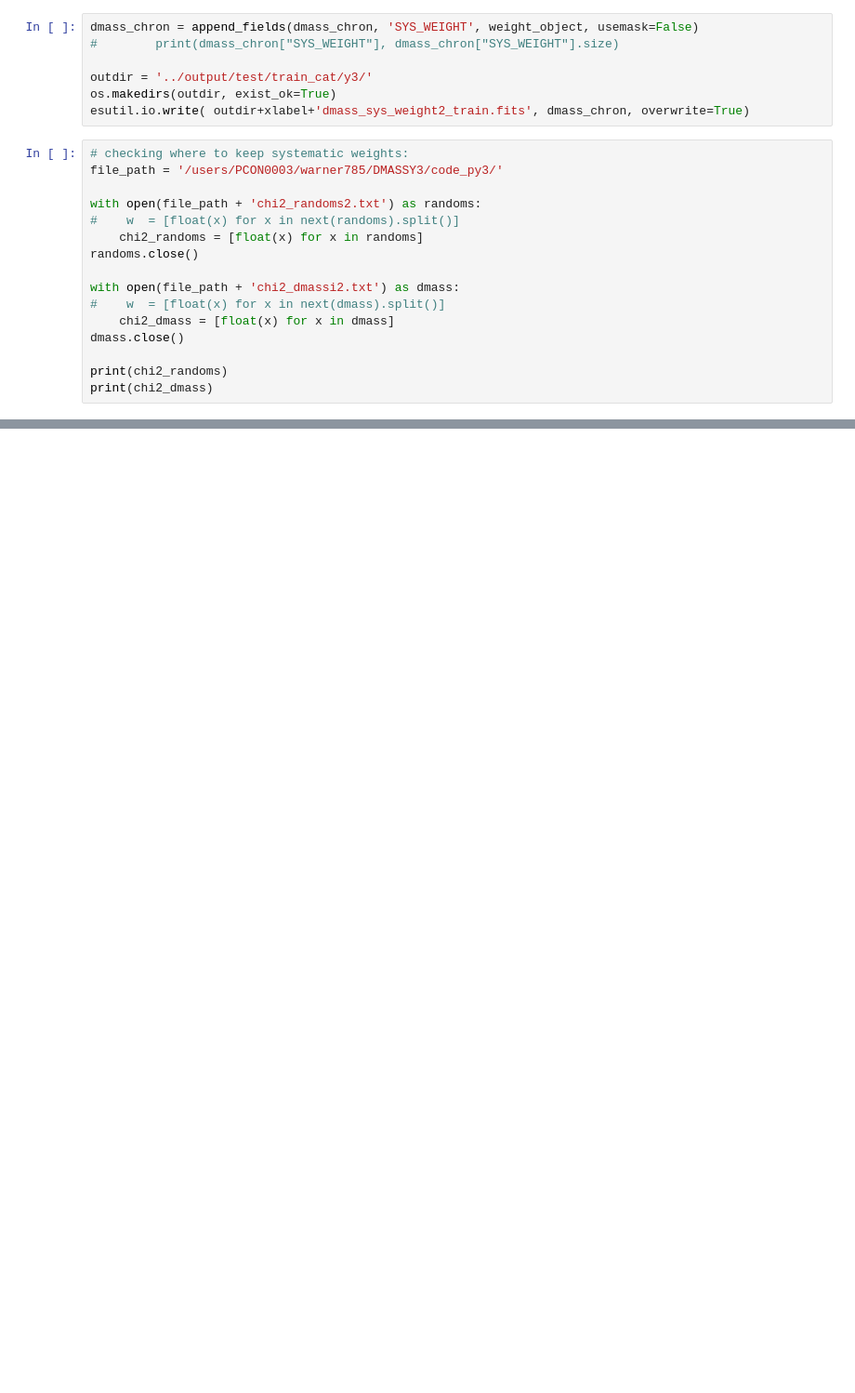
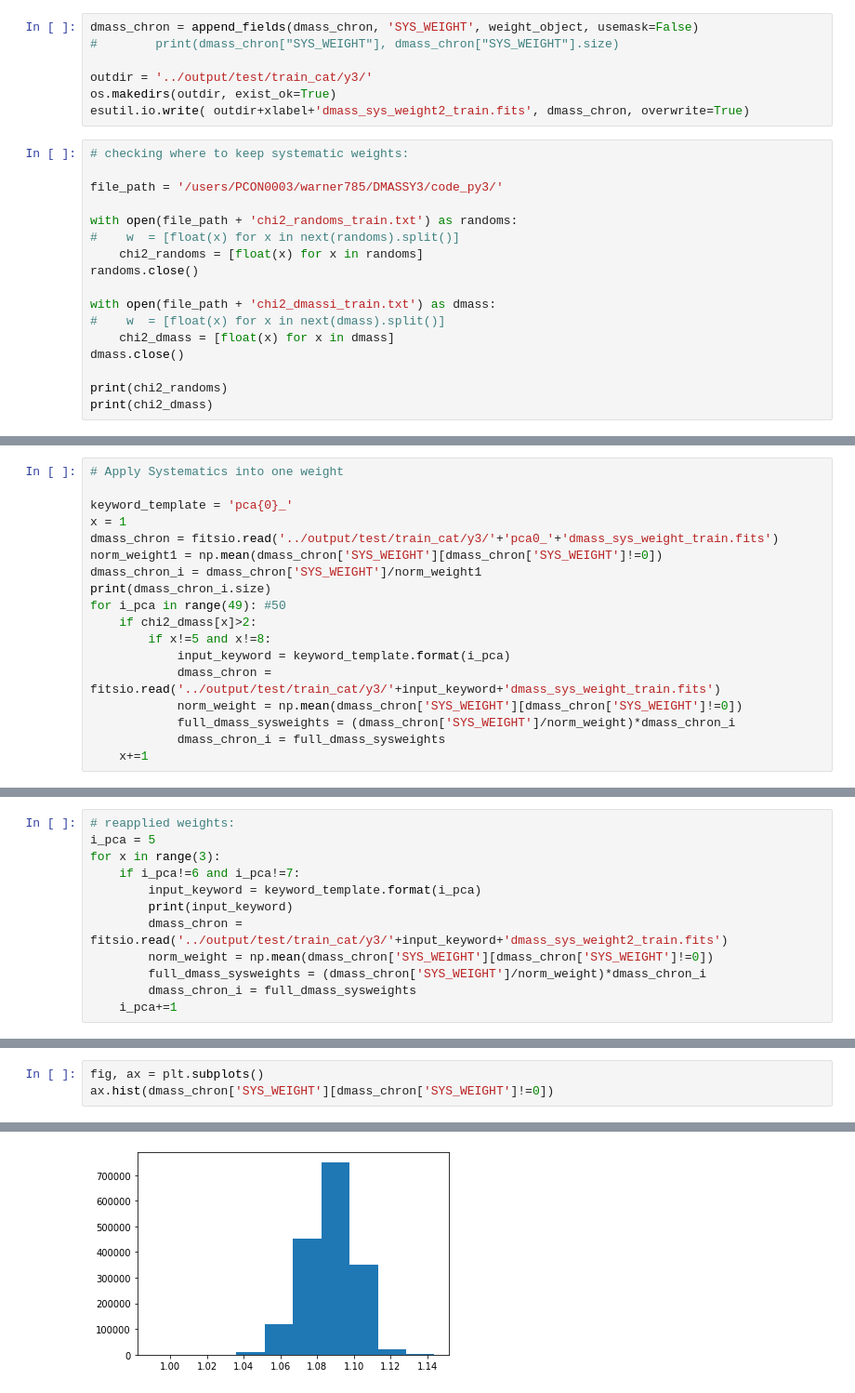
Before and after one commit to sujeong-lee/DMASS, a Jupyter notebook: code_py3/Singular_Systematic.ipynb, the cells around one changed output, grey strips where cells are left out. Shown at 93% size. Drawn from its saved outputs; the diff is of its cells as text; blank space fills up the shorter version.

```diff
--- a/code_py3/Singular_Systematic.ipynb
+++ b/code_py3/Singular_Systematic.ipynb
@@ -862,14 +883,15 @@ os.makedirs(outdir, exist_ok=True)
 esutil.io.write( outdir+xlabel+'dmass_sys_weight2_train.fits', dmass_chron, overwrite=True)
 # %%
 # checking where to keep systematic weights:
+
 file_path = '/users/PCON0003/warner785/DMASSY3/code_py3/'
 
-with open(file_path + 'chi2_randoms2.txt') as randoms:
+with open(file_path + 'chi2_randoms_train.txt') as randoms:
 #    w  = [float(x) for x in next(randoms).split()]
     chi2_randoms = [float(x) for x in randoms]
 randoms.close()
 
-with open(file_path + 'chi2_dmassi2.txt') as dmass:
+with open(file_path + 'chi2_dmassi_train.txt') as dmass:
 #    w  = [float(x) for x in next(dmass).split()]
     chi2_dmass = [float(x) for x in dmass]
 dmass.close()
@@ -905,0 +949,18 @@ plt.show()
+# %%
+# Apply Systematics into one weight
+
+keyword_template = 'pca{0}_'
+x = 1
+dmass_chron = fitsio.read('../output/test/train_cat/y3/'+'pca0_'+'dmass_sys_weight_train.fits')
+norm_weight1 = np.mean(dmass_chron['SYS_WEIGHT'][dmass_chron['SYS_WEIGHT']!=0])
+dmass_chron_i = dmass_chron['SYS_WEIGHT']/norm_weight1
+print(dmass_chron_i.size)
+for i_pca in range(49): #50
+    if chi2_dmass[x]>2:
+        if x!=5 and x!=8:
+            input_keyword = keyword_template.format(i_pca)
+            dmass_chron = fitsio.read('../output/test/train_cat/y3/'+input_keyword+'dmass_sys_weight_train.fits')
+            norm_weight = np.mean(dmass_chron['SYS_WEIGHT'][dmass_chron['SYS_WEIGHT']!=0])
+            full_dmass_sysweights = (dmass_chron['SYS_WEIGHT']/norm_weight)*dmass_chron_i
+            dmass_chron_i = full_dmass_sysweights
+    x+=1
@@ -905,0 +969,12 @@ plt.show()
+# %%
+# reapplied weights:
+i_pca = 5
+for x in range(3):
+    if i_pca!=6 and i_pca!=7:
+        input_keyword = keyword_template.format(i_pca)
+        print(input_keyword)
+        dmass_chron = fitsio.read('../output/test/train_cat/y3/'+input_keyword+'dmass_sys_weight2_train.fits')
+        norm_weight = np.mean(dmass_chron['SYS_WEIGHT'][dmass_chron['SYS_WEIGHT']!=0])
+        full_dmass_sysweights = (dmass_chron['SYS_WEIGHT']/norm_weight)*dmass_chron_i
+        dmass_chron_i = full_dmass_sysweights
+    i_pca+=1
@@ -905,0 +983,4 @@ plt.show()
+# %%
+fig, ax = plt.subplots()
+ax.hist(dmass_chron['SYS_WEIGHT'][dmass_chron['SYS_WEIGHT']!=0])
+# %% [output]
@@ -905,0 +993 @@ plt.show()
+[figure, added]
```
Also changed, not shown: parts of 25 cells of this notebook, 1 other file.
